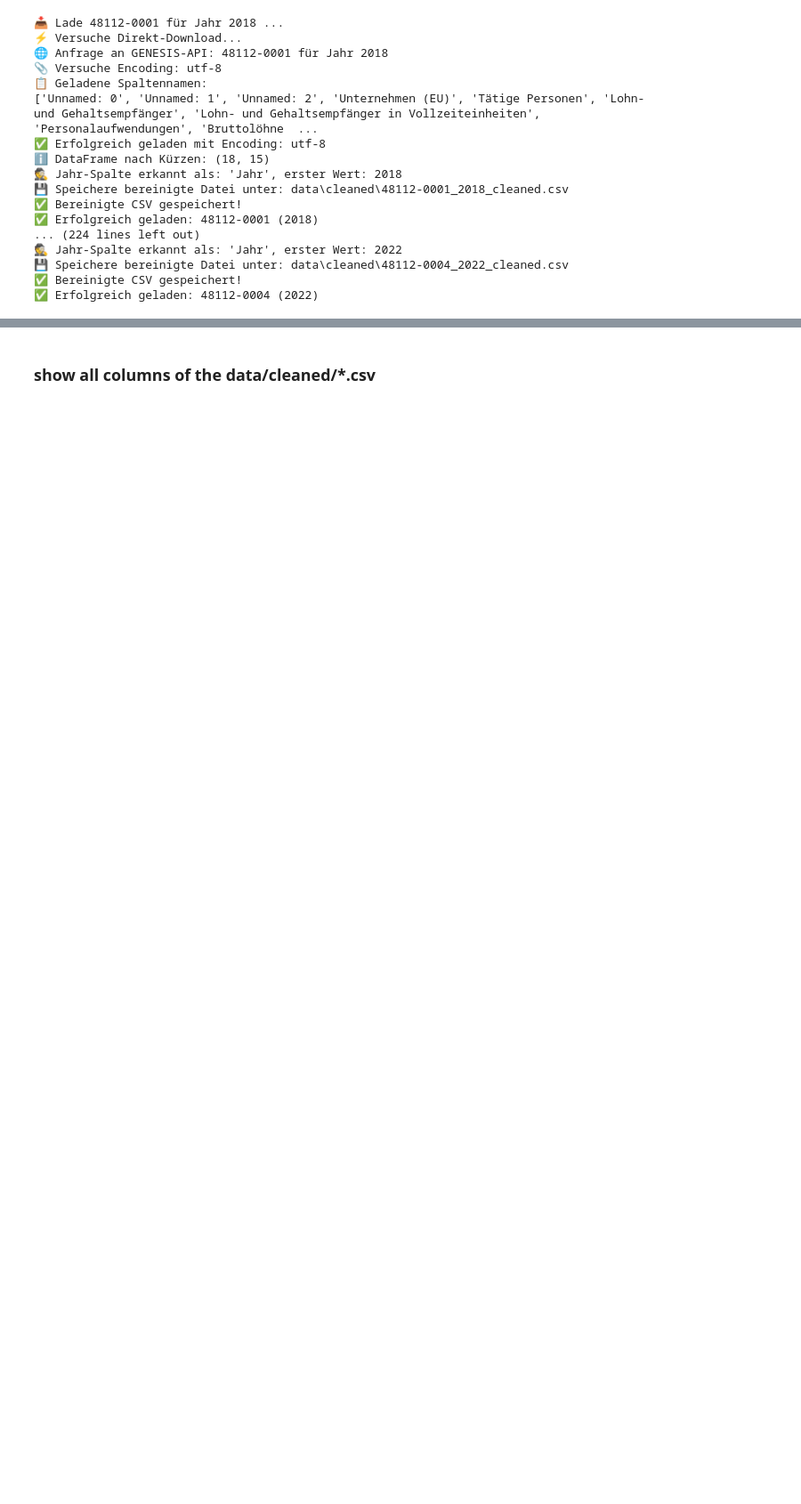
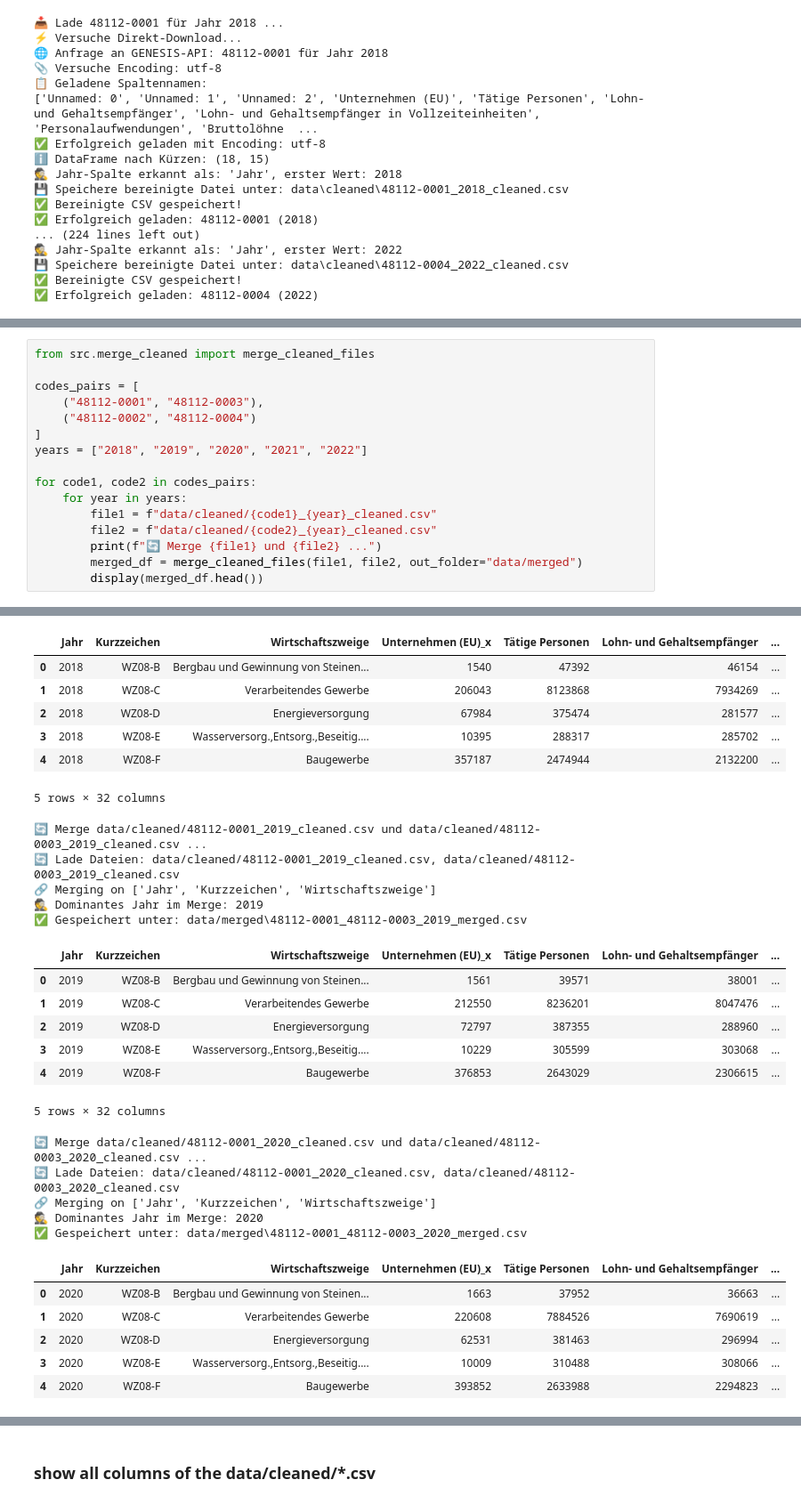
Before and after one commit to s0578620/Data-Science-Project_GENESIS, a Jupyter notebook: analyse.ipynb, the cells around one changed output, grey strips where cells are left out. Shown at 89% size. Saved outputs shown, nothing was run; the diff lists cells and outputs as text; blank space fills up the shorter version.

Commit message:
FIXED: analyse.ipynb -> merge process

```diff
--- a/analyse.ipynb
+++ b/analyse.ipynb
@@ -76,0 +79,17 @@ for code in codes:
+# %%
+from src.merge_cleaned import merge_cleaned_files
+
+codes_pairs = [
+    ("48112-0001", "48112-0003"),
+    ("48112-0002", "48112-0004")
+]
+years = ["2018", "2019", "2020", "2021", "2022"]
+
+for code1, code2 in codes_pairs:
+    for year in years:
+        file1 = f"data/cleaned/{code1}_{year}_cleaned.csv"
+        file2 = f"data/cleaned/{code2}_{year}_cleaned.csv"
+        print(f"🔄 Merge {file1} und {file2} ...")
+        merged_df = merge_cleaned_files(file1, file2, out_folder="data/merged")
+        display(merged_df.head())
+# %% [output]
@@ -76,0 +101,30 @@ for code in codes:
+|  | Jahr | Kurzzeichen | Wirtschaftszweige | Unternehmen (EU)_x | Tätige Personen | Lohn- und Gehaltsempfänger | ... |
+| 0 | 2018 | WZ08-B | Bergbau und Gewinnung von Steinen... | 1540 | 47392 | 46154 | ... |
+| 1 | 2018 | WZ08-C | Verarbeitendes Gewerbe | 206043 | 8123868 | 7934269 | ... |
+| 2 | 2018 | WZ08-D | Energieversorgung | 67984 | 375474 | 281577 | ... |
+| 3 | 2018 | WZ08-E | Wasserversorg.,Entsorg.,Beseitig.... | 10395 | 288317 | 285702 | ... |
+| 4 | 2018 | WZ08-F | Baugewerbe | 357187 | 2474944 | 2132200 | ... |
+5 rows × 32 columns
+🔄 Merge data/cleaned/48112-0001_2019_cleaned.csv und data/cleaned/48112-0003_2019_cleaned.csv ...
+🔄 Lade Dateien: data/cleaned/48112-0001_2019_cleaned.csv, data/cleaned/48112-0003_2019_cleaned.csv
+🔗 Merging on ['Jahr', 'Kurzzeichen', 'Wirtschaftszweige']
+🕵️ Dominantes Jahr im Merge: 2019
+✅ Gespeichert unter: data/merged\48112-0001_48112-0003_2019_merged.csv
+|  | Jahr | Kurzzeichen | Wirtschaftszweige | Unternehmen (EU)_x | Tätige Personen | Lohn- und Gehaltsempfänger | ... |
+| 0 | 2019 | WZ08-B | Bergbau und Gewinnung von Steinen... | 1561 | 39571 | 38001 | ... |
+| 1 | 2019 | WZ08-C | Verarbeitendes Gewerbe | 212550 | 8236201 | 8047476 | ... |
+| 2 | 2019 | WZ08-D | Energieversorgung | 72797 | 387355 | 288960 | ... |
+| 3 | 2019 | WZ08-E | Wasserversorg.,Entsorg.,Beseitig.... | 10229 | 305599 | 303068 | ... |
+| 4 | 2019 | WZ08-F | Baugewerbe | 376853 | 2643029 | 2306615 | ... |
+5 rows × 32 columns
+🔄 Merge data/cleaned/48112-0001_2020_cleaned.csv und data/cleaned/48112-0003_2020_cleaned.csv ...
+🔄 Lade Dateien: data/cleaned/48112-0001_2020_cleaned.csv, data/cleaned/48112-0003_2020_cleaned.csv
+🔗 Merging on ['Jahr', 'Kurzzeichen', 'Wirtschaftszweige']
+🕵️ Dominantes Jahr im Merge: 2020
+✅ Gespeichert unter: data/merged\48112-0001_48112-0003_2020_merged.csv
+|  | Jahr | Kurzzeichen | Wirtschaftszweige | Unternehmen (EU)_x | Tätige Personen | Lohn- und Gehaltsempfänger | ... |
+| 0 | 2020 | WZ08-B | Bergbau und Gewinnung von Steinen... | 1663 | 37952 | 36663 | ... |
+| 1 | 2020 | WZ08-C | Verarbeitendes Gewerbe | 220608 | 7884526 | 7690619 | ... |
+| 2 | 2020 | WZ08-D | Energieversorgung | 62531 | 381463 | 296994 | ... |
+| 3 | 2020 | WZ08-E | Wasserversorg.,Entsorg.,Beseitig.... | 10009 | 310488 | 308066 | ... |
+| 4 | 2020 | WZ08-F | Baugewerbe | 393852 | 2633988 | 2294823 | ... |
```
Also changed, not shown: parts of 5 cells of this notebook.
